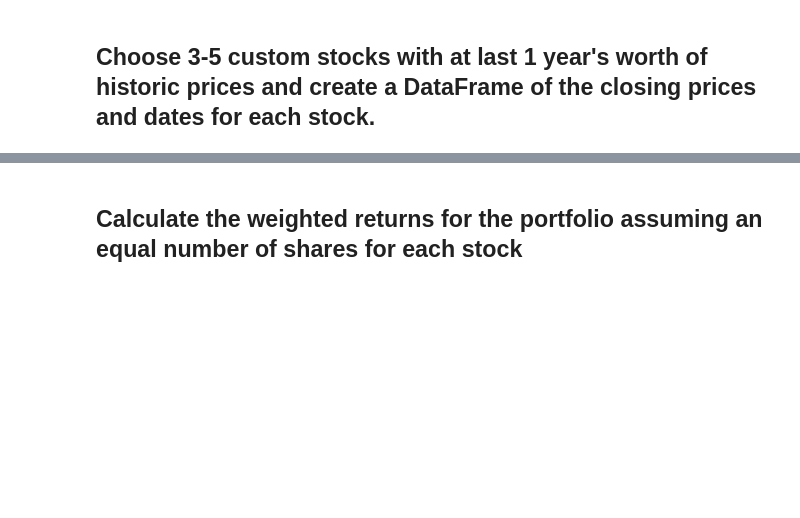
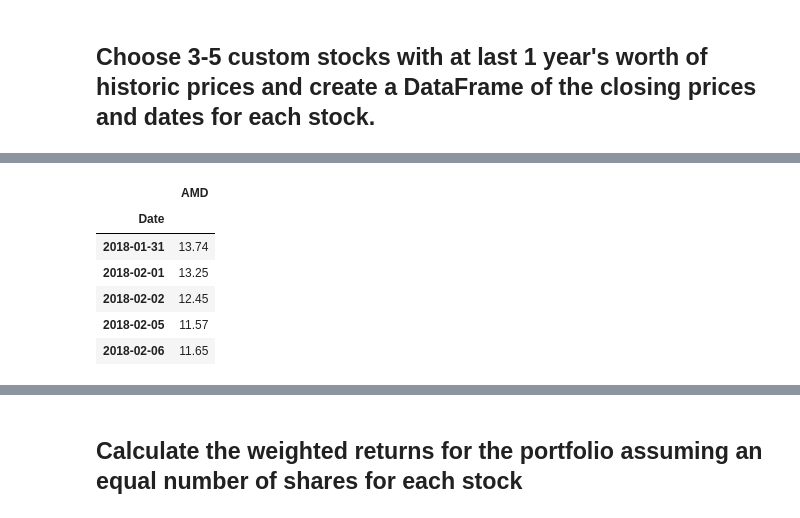
Before and after one commit to Mun-Min/Pandas_Portfolio_Analysis, a Jupyter notebook: main.ipynb, the cells around one changed output, grey strips where cells are left out. Saved outputs shown, nothing was run; the diff lists cells and outputs as text; code cells hidden in the pictures; blank space fills up the shorter version.

```diff
--- a/main.ipynb
+++ b/main.ipynb
@@ -238,9 +396,17 @@ aapl_df.head()
 # %%
 # Reading data from 2nd stock (AMD Micro Devices INC)
 amd_df = pd.read_csv(Path(r"C:\Users\minha\OneDrive\Documents\Pandas_Portfolio_Analysis\Resources\AMD_price_history.csv"))
 amd_df.set_index(pd.to_datetime(amd_df["Date"], infer_datetime_format = True), inplace = True)
-amd_df = amd_df.drop(["Date", "Open", "High", "Low", "Volume"], axis = 1)
+amd_df = amd_df.drop(["Date", "Open", "High", "Low", "Adj Close", "Volume"], axis = 1)
 amd_df.rename(columns={"Close":"AMD"}, inplace = True)
 amd_df.head()
+# %% [output]
+|  | AMD |
+| Date |  |
+| 2018-01-31 | 13.74 |
+| 2018-02-01 | 13.25 |
+| 2018-02-02 | 12.45 |
+| 2018-02-05 | 11.57 |
+| 2018-02-06 | 11.65 |
 # %%
 # Reading data from 3rd stock (COINBASE Global INC)
```
Also changed, not shown: parts of 33 cells of this notebook, 5 other files.
